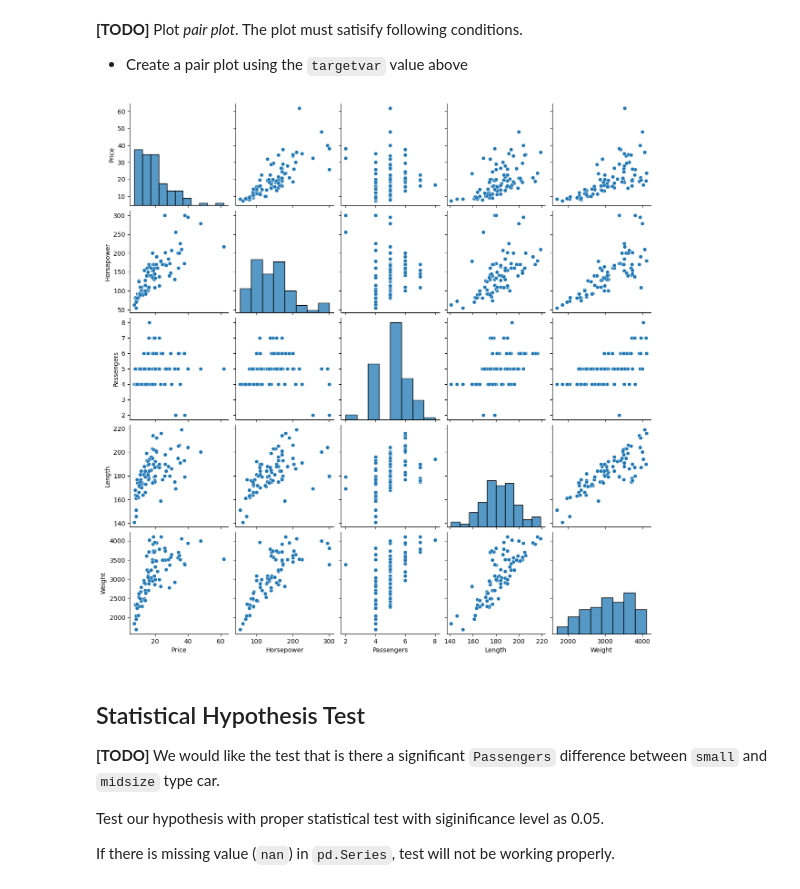
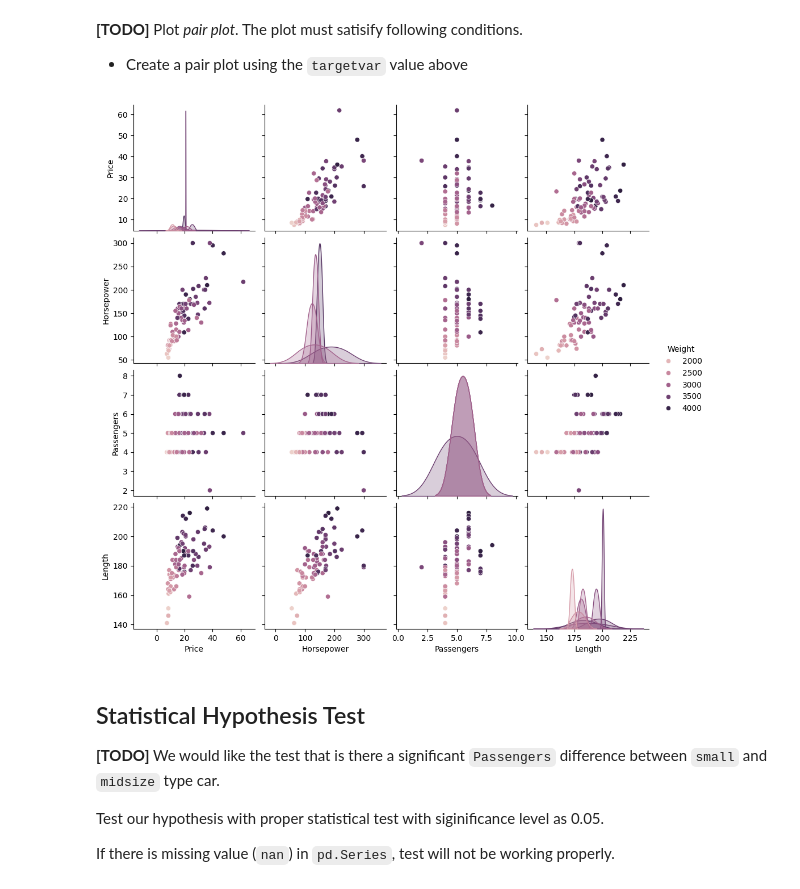
Before and after one commit to sunghyup5/sunghyup5, a Jupyter notebook: [AI_Assignment1]_Data_Analysis.ipynb, the cells around one changed output. Drawn from its saved outputs; the diff is of its cells as text; code cells hidden in the pictures.

```diff
--- a/[AI_Assignment1]_Data_Analysis.ipynb
+++ b/[AI_Assignment1]_Data_Analysis.ipynb
@@ -154,11 +166,13 @@ selectedDataFrame.##################
 **[TODO]** Plot *pair plot*. The plot must satisify following conditions.
 
 - Create a pair plot using the `targetvar` value above
-# %%
-g = sns.##################
-plt.show()
-# %% [output]
-[figure, removed]
+# %%
+targetvar = 'Weight'
+# pair plot 생성
+g = sns.pairplot(selectedDataFrame, hue=targetvar)
+plt.show()
+# %% [output]
+[figure, added]
 # %% [markdown]
 ## Statistical Hypothesis Test
 **[TODO]** We would like the test that is there a significant `Passengers`  difference between `small` and `midsize` type car.
```
Also changed, not shown: parts of 12 cells of this notebook.
